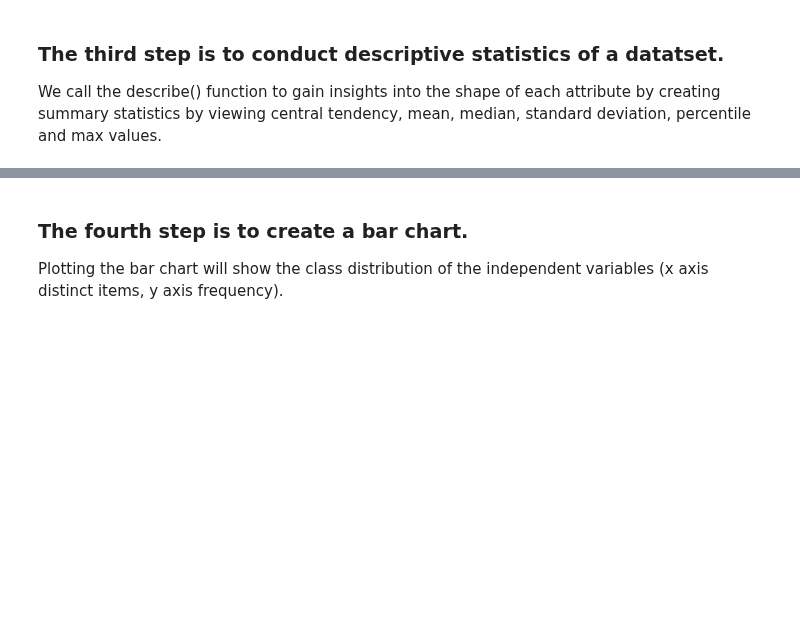
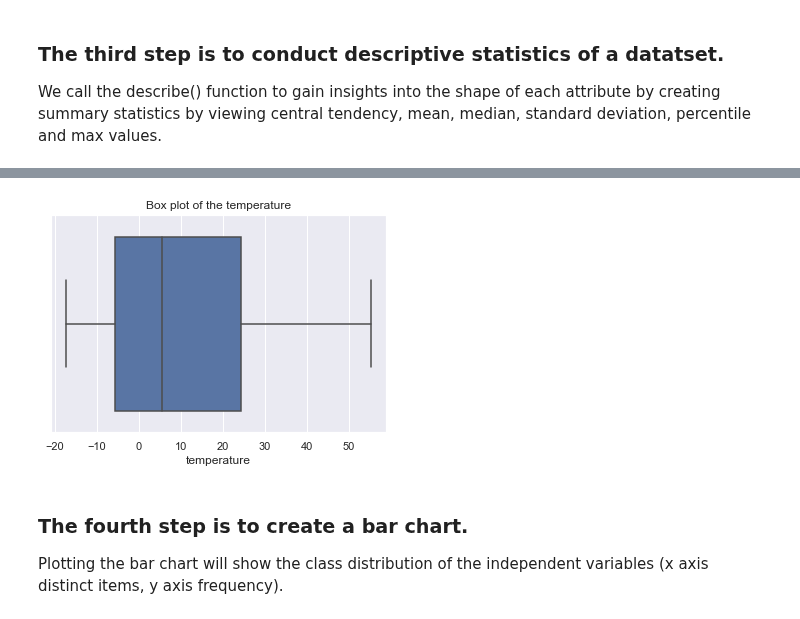
Before and after one commit to TechLabs-Berlin/wt21-commfy, a Jupyter notebook: multiclass_classification_feet.ipynb, the cells around one changed output, grey strips where cells are left out. Cells and saved outputs as stored; diff of their text form; code cells hidden in the pictures; blank space fills up the shorter version.

```diff
--- a/multiclass_classification_feet.ipynb
+++ b/multiclass_classification_feet.ipynb
@@ -32,3 +52,5 @@ feets.shape
+# %%
+feets.dropna(inplace = True)#drop rows with NAN values
 # %%
 #find out the columns & their corresponding data types & checking if they contain null values
 feets.info()
@@ -38,3 +77,0 @@ feets.columns
-# %%
-# change datatype if neccessary
-feets = feets.astype({"Column 1": desired type, "Column 2": desired type}
@@ -43,7 +77,0 @@ feets = feets.astype({"Column 1": desired type, "Column 2": desired type}
-# %%
-feets = feets.drop (['column_1', 'column_2'], axis = 1)
-feets.head()
-# %%
-# check if there are duplicates and handle them accordingly
-feets. duplicated().sum()
-feets.drop.duplicates(inplace = True)
@@ -59,3 +93,8 @@ feets['column_name'].value_counts()#for the summary of categorical data
+# %%
+sns.boxplot(x = feets['temperature']).set_title("Box plot of the temperature")
+plt.show()
+# %% [output]
+[figure, added]
 # %% [markdown]
 ### The fourth step is to create a bar chart.
 Plotting the bar chart will show the class distribution of the independent variables (x axis distinct items, y axis frequency).
```
Also changed, not shown: parts of 19 cells of this notebook.
